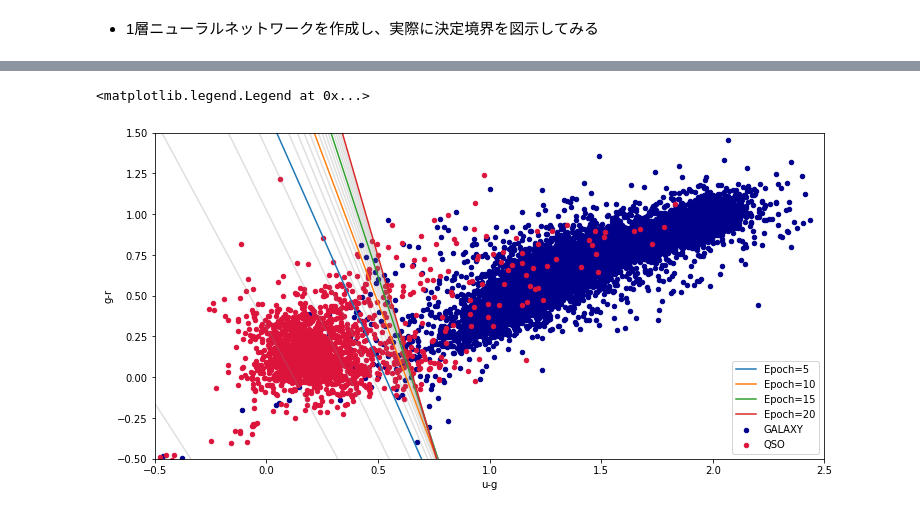
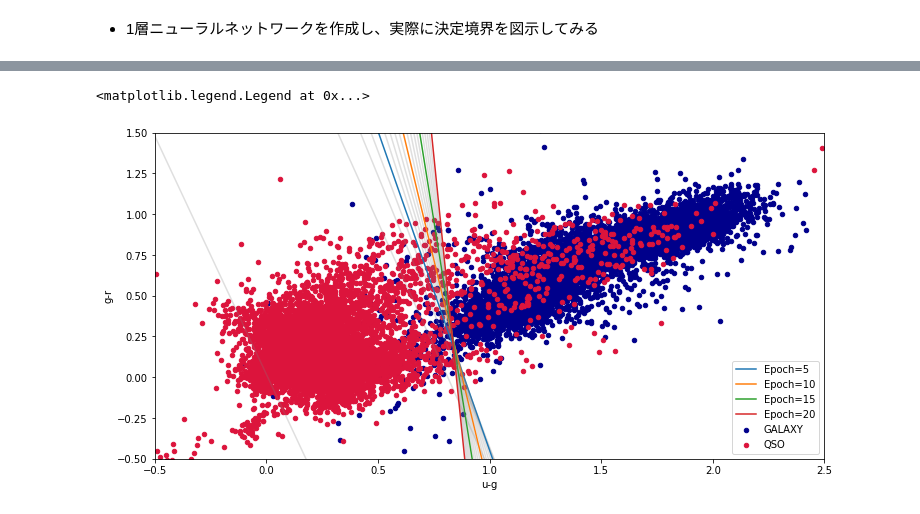
Before and after one commit to astropenguin/deep-learning-from-scratch, a Jupyter notebook: notes/01-classification_of_sdss_by_neural_network.ipynb, the cells around one changed output, grey strips where cells are left out. Drawn from its saved outputs; the diff is of its cells as text; code cells hidden in the pictures.

```diff
--- a/notes/01-classification_of_sdss_by_neural_network.ipynb
+++ b/notes/01-classification_of_sdss_by_neural_network.ipynb
@@ -46,3 +47,11 @@ t_train, t_test = t[:N_train], t[N_train:]
+# %%
+x_train = df_train[['u-g', 'g-r']].to_numpy()
+x_test  = df_test[['u-g', 'g-r']].to_numpy()
+
+t_train = pd.concat([df_train['specClass']=='QSO',
+                     df_train['specClass']!='QSO'], axis=1).to_numpy(int)
+t_test  = pd.concat([df_test['specClass']=='QSO',
+                     df_test['specClass']!='QSO'], axis=1).to_numpy(int)
 # %% [markdown]
 ## Two-layer network
 # %% [markdown]
@@ -103,6 +112,6 @@ class TwoLayerNet:
 # %%
 np.random.seed(2019)
-network = TwoLayerNet(2, 3, 2, 1)
+network = TwoLayerNet(2, 3, 2)
 
 N_iter = 2000
 N_epoch = 20
@@ -148,6 +157,6 @@ ax.legend()
 # %%
 np.random.seed(2019)
-network = TwoLayerNet(2, 3, 2, 0)
+network = TwoLayerNet(2, 15, 2)
 
 N_iter = 2000
 N_epoch = 20
@@ -234,7 +243,7 @@ class OneLayerNet:
         return grads
 # %%
 np.random.seed(2019)
-network = OneLayerNet(2, 2, 0)
+network = OneLayerNet(2, 2)
 
 N_iter = 2000
 N_epoch = 20
@@ -280,25 +289,25 @@ ax.legend()
 # %%
 fig, ax = plt.subplots(figsize=(12, 6))
-gal[::5].plot.scatter(x='u-g', y='g-r', ax=ax, c='darkblue', label='GALAXY')
-qso[::5].plot.scatter(x='u-g', y='g-r', ax=ax, c='crimson', label='QSO')
+gal.plot.scatter(x='u-g', y='g-r', ax=ax, c='darkblue', label='GALAXY')
+qso.plot.scatter(x='u-g', y='g-r', ax=ax, c='crimson', label='QSO')
 ax.set_xlim(-0.5, 2.5)
 ax.set_ylim(-0.5, 1.5)
 
 for i, epoch in enumerate(epochs):
     # see equation 4.10 in PRML
     W1 = params[i]['W1']
     b1 = params[i]['b1']
     dW1 = W1[:,0] - W1[:,1]
     db1 = b1[0] - b1[1]
     x0 = np.arange(-5, 5)
     x1 = -(dW1[0]*x0+db1)/dW1[1]
 
     if epoch%5:
         ax.plot(x0, x1, c='gray', alpha=0.25)
     else:
         ax.plot(x0, x1, label=f'Epoch={epoch}')
 
 ax.legend()
 # %% [output]
 <matplotlib.legend.Legend at 0x...>
-[figure, old version]
+[figure, new version]
```
Also changed, not shown: parts of 11 cells of this notebook.
